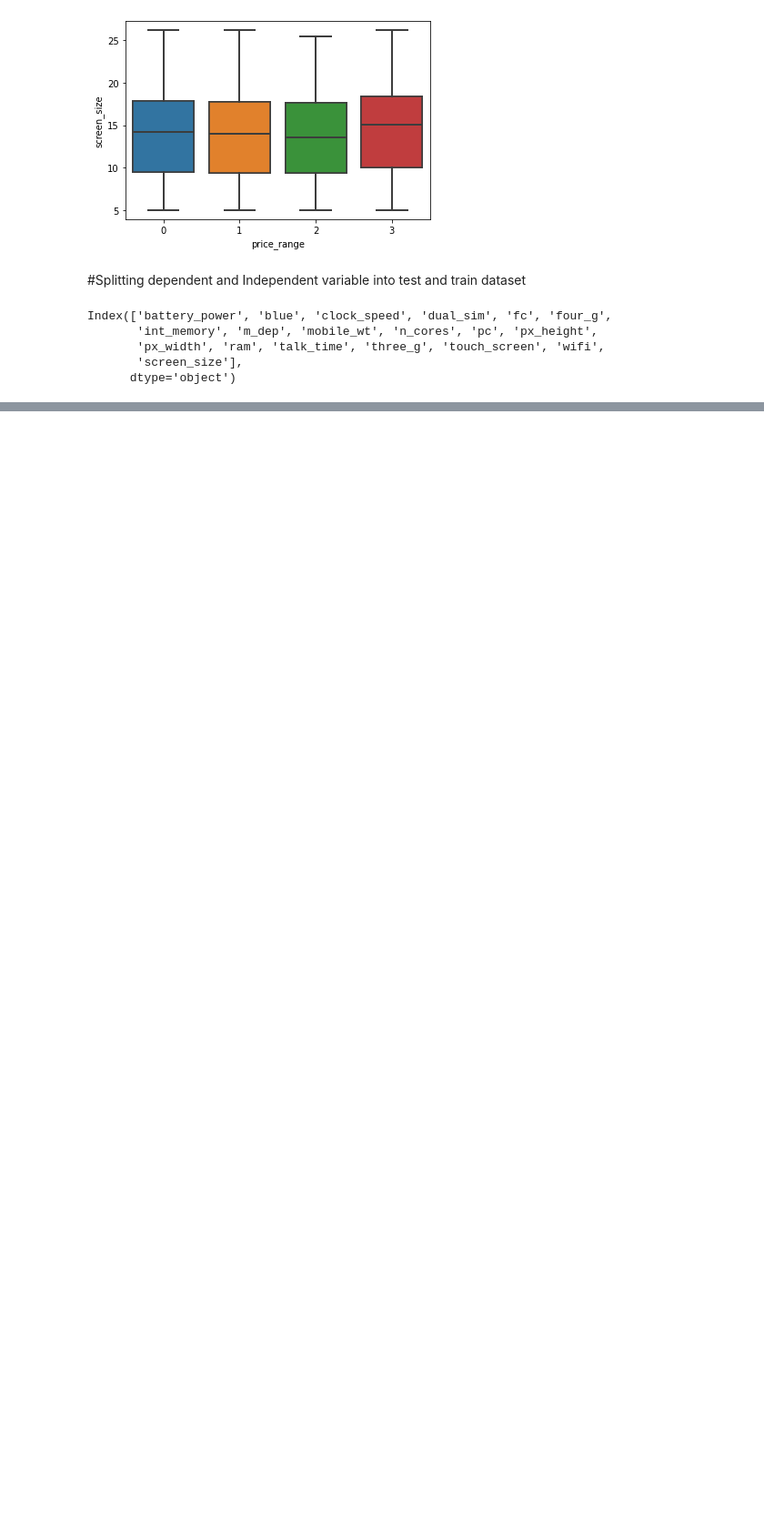
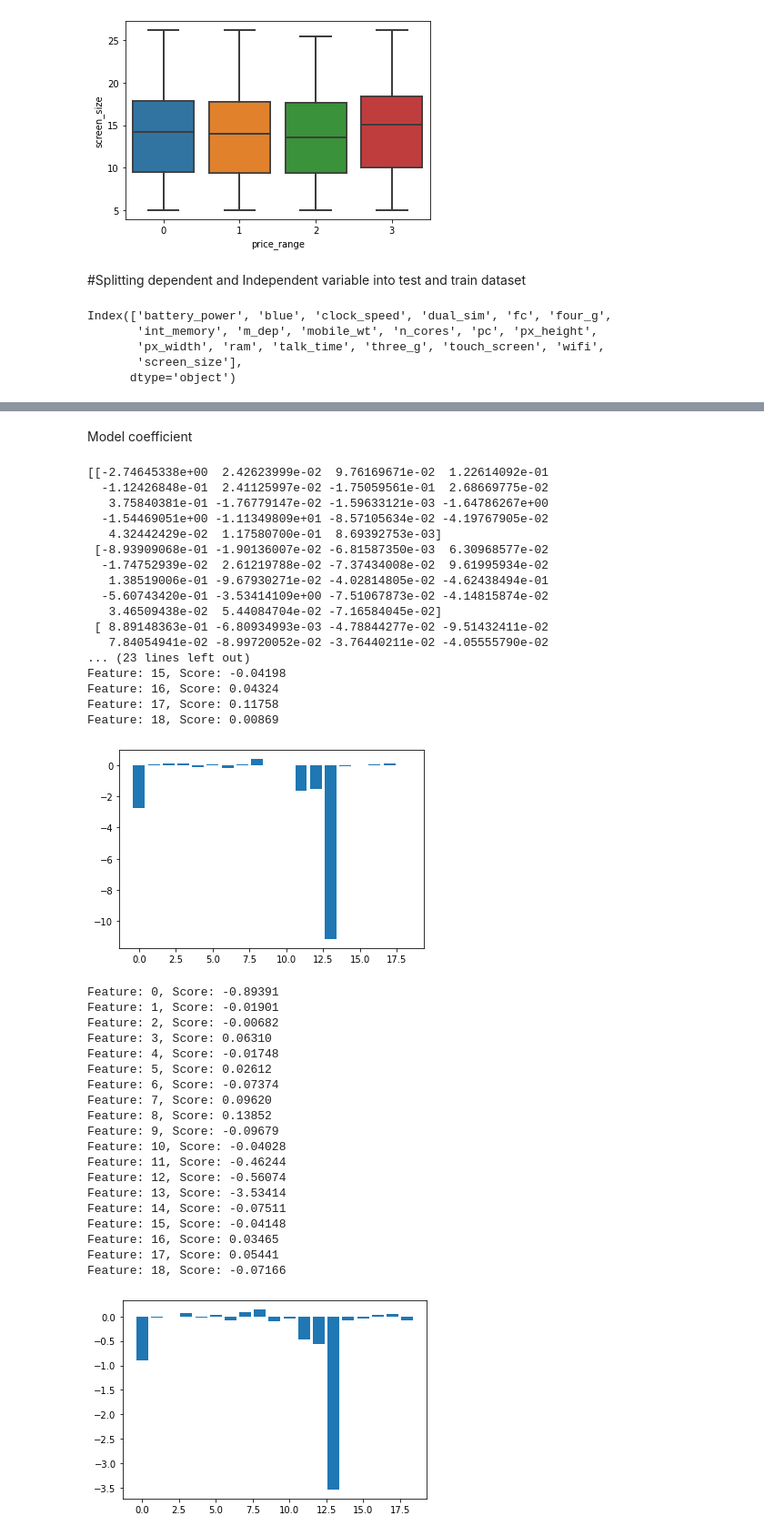
Before and after one commit to SRIST1608/Mobile-price-Range-prediction, a Jupyter notebook: capstone_3.ipynb, the cells around one changed output, grey strips where cells are left out. Shown at 91% size. Saved outputs shown, nothing was run; the diff lists cells and outputs as text; code cells hidden in the pictures; blank space fills up the shorter version.

```diff
--- a/capstone_3.ipynb
+++ b/capstone_3.ipynb
@@ -326,0 +332,9 @@ x_test=pd.DataFrame(x_test,columns=x.columns)
+# %%
+# Using multiclass logistic regression
+model = LogisticRegression(multi_class='multinomial',solver='lbfgs',fit_intercept=True, )
+model.fit(x_train, y_train)
+train_preds_proba = model.predict_proba(x_train)
+test_preds_proba = model.predict_proba(x_test)
+# Get the predicted classes
+train_class_pred = model.predict(x_train)
+test_class_pred = model.predict(x_test)
@@ -326,0 +355,51 @@ x_test=pd.DataFrame(x_test,columns=x.columns)
+# %% [markdown]
+Model coefficient
+# %%
+print(model.coef_)
+for i in range(0,4):
+ importance = model.coef_[i]
+ # summarize feature importance
+ for i,v in enumerate(importance):
+	 print('Feature: %0d, Score: %.5f' % (i,v))
+# plot feature importance
+ plt.bar([x for x in range(len(importance))], importance)
+ plt.show()
+# %% [output]
+[[-2.74645338e+00  2.42623999e-02  9.76169671e-02  1.22614092e-01
+  -1.12426848e-01  2.41125997e-02 -1.75059561e-01  2.68669775e-02
+   3.75840381e-01 -1.76779147e-02 -1.59633121e-03 -1.64786267e+00
+  -1.54469051e+00 -1.11349809e+01 -8.57105634e-02 -4.19767905e-02
+   4.32442429e-02  1.17580700e-01  8.69392753e-03]
+ [-8.93909068e-01 -1.90136007e-02 -6.81587350e-03  6.30968577e-02
+  -1.74752939e-02  2.61219788e-02 -7.37434008e-02  9.61995934e-02
+   1.38519006e-01 -9.67930271e-02 -4.02814805e-02 -4.62438494e-01
+  -5.60743420e-01 -3.53414109e+00 -7.51067873e-02 -4.14815874e-02
+   3.46509438e-02  5.44084704e-02 -7.16584045e-02]
+ [ 8.89148363e-01 -6.80934993e-03 -4.78844277e-02 -9.51432411e-02
+   7.84054941e-02 -8.99720052e-02 -3.76440211e-02 -4.05555790e-02
+... (23 lines left out)
+Feature: 15, Score: -0.04198
+Feature: 16, Score: 0.04324
+Feature: 17, Score: 0.11758
+Feature: 18, Score: 0.00869
+[figure, added]
+Feature: 0, Score: -0.89391
+Feature: 1, Score: -0.01901
+Feature: 2, Score: -0.00682
+Feature: 3, Score: 0.06310
+Feature: 4, Score: -0.01748
+Feature: 5, Score: 0.02612
+Feature: 6, Score: -0.07374
+Feature: 7, Score: 0.09620
+Feature: 8, Score: 0.13852
+Feature: 9, Score: -0.09679
+Feature: 10, Score: -0.04028
+Feature: 11, Score: -0.46244
+Feature: 12, Score: -0.56074
+Feature: 13, Score: -3.53414
+Feature: 14, Score: -0.07511
+Feature: 15, Score: -0.04148
+Feature: 16, Score: 0.03465
+Feature: 17, Score: 0.05441
+Feature: 18, Score: -0.07166
+[figure, added]
```
Also changed, not shown: parts of 45 cells of this notebook.
